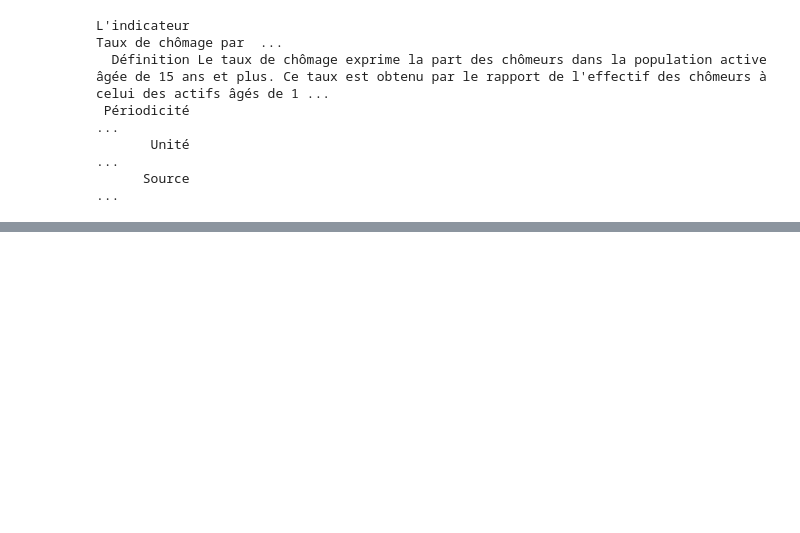
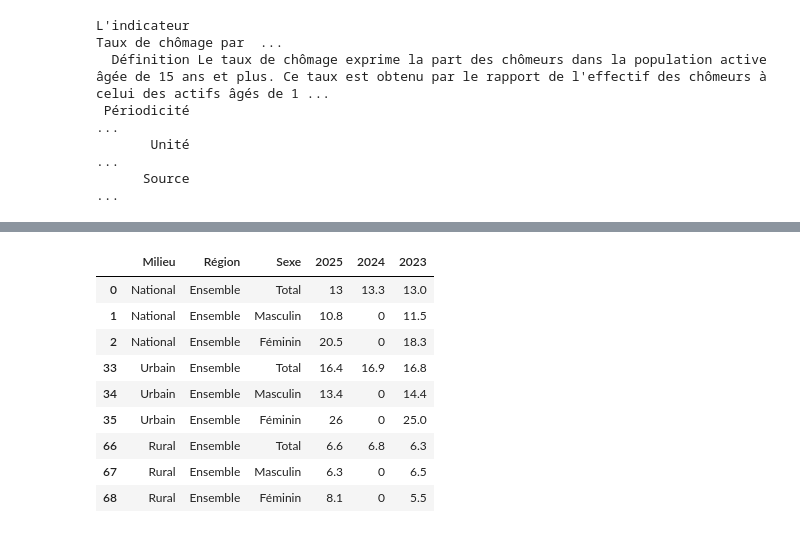
Before and after one commit to Oussamak05/morocco-labour-market-intelligence, a Jupyter notebook: notebooks/01_data_understanding.ipynb, the cells around one changed output, grey strips where cells are left out. Cells and saved outputs as stored; diff of their text form; code cells hidden in the pictures; blank space fills up the shorter version.

Commit message:
cleaning first dataset and updated notebook

```diff
--- a/notebooks/01_data_understanding.ipynb
+++ b/notebooks/01_data_understanding.ipynb
@@ -301,0 +307,25 @@ L'indicateur
+# %%
+import pandas as pd
+import numpy as np
+from pathlib import Path
+
+# Locate the project folder
+PROJECT_ROOT = Path.cwd()
+
+if PROJECT_ROOT.name == "notebooks":
+    PROJECT_ROOT = PROJECT_ROOT.parent
+
+RAW_DIR = PROJECT_ROOT / "data" / "raw"
+DATA_FILE = RAW_DIR / "i_i3287_data.xlsx"
+
+# Check that the Excel file exists
+print("Dataset found:", DATA_FILE.exists())
+
+# Reload the dataset
+df = pd.read_excel(DATA_FILE, sheet_name="Data", header=1)
+
+# Clean column names
+df.columns = df.columns.astype(str).str.strip()
+
+print("Dataset successfully loaded!")
+print("Shape:", df.shape)
@@ -301,0 +408,19 @@ L'indicateur
+# %%
+comparison = df.loc[
+    (df["Région"] == "Ensemble")
+    & (df["Sexe"].isin(["Total", "Masculin", "Féminin"])),
+    ["Milieu", "Région", "Sexe", "2025", "2024", "2023"]
+]
+
+display(comparison)
+# %% [output]
+|  | Milieu | Région | Sexe | 2025 | 2024 | 2023 |
+| 0 | National | Ensemble | Total | 13 | 13.3 | 13.0 |
+| 1 | National | Ensemble | Masculin | 10.8 | 0 | 11.5 |
+| 2 | National | Ensemble | Féminin | 20.5 | 0 | 18.3 |
+| 33 | Urbain | Ensemble | Total | 16.4 | 16.9 | 16.8 |
+| 34 | Urbain | Ensemble | Masculin | 13.4 | 0 | 14.4 |
+| 35 | Urbain | Ensemble | Féminin | 26 | 0 | 25.0 |
+| 66 | Rural | Ensemble | Total | 6.6 | 6.8 | 6.3 |
+| 67 | Rural | Ensemble | Masculin | 6.3 | 0 | 6.5 |
+| 68 | Rural | Ensemble | Féminin | 8.1 | 0 | 5.5 |
```
Also changed, not shown: parts of 25 cells of this notebook, 3 other files.
